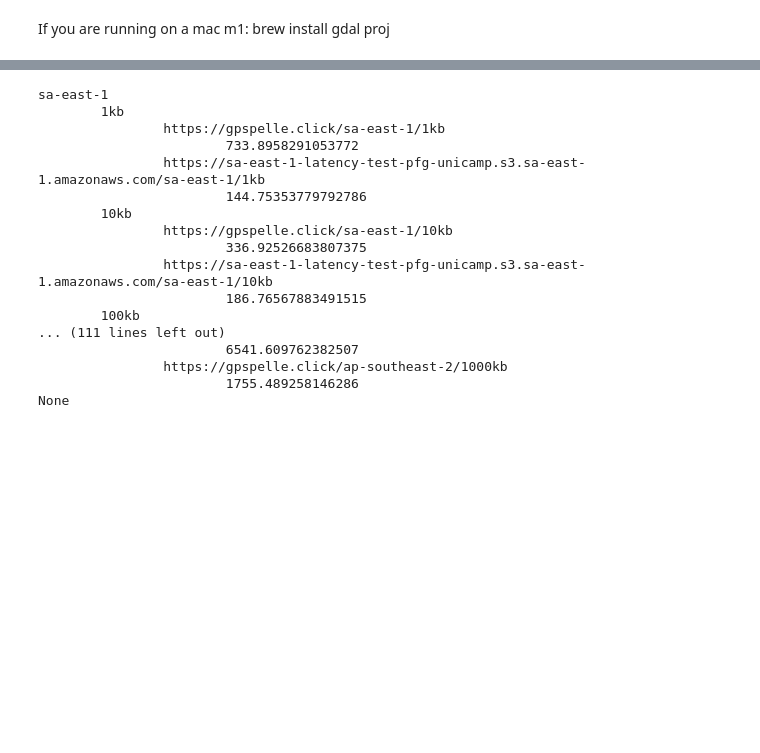
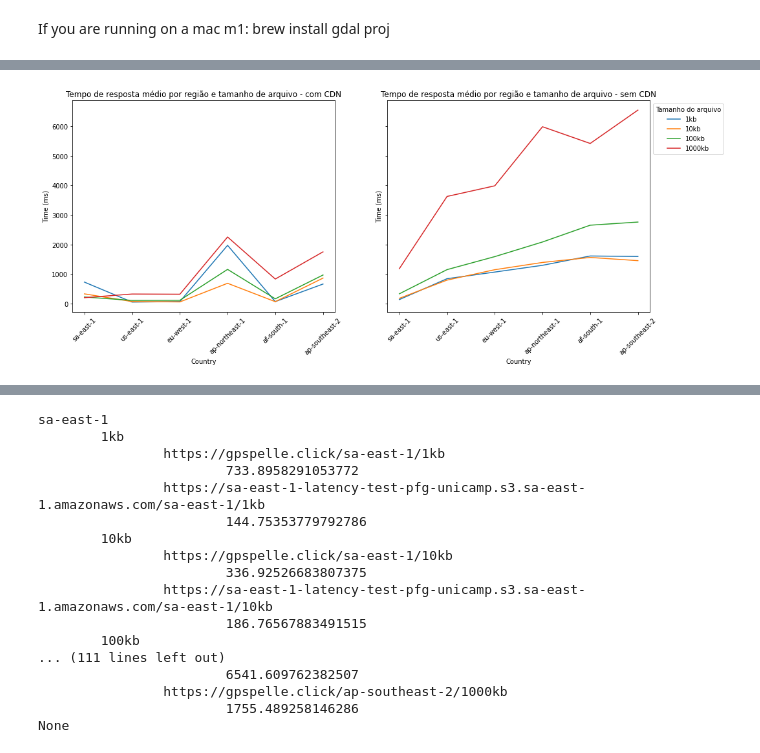
Before and after one commit to gpspelle/cdk-s3-cdn-experiment, a Jupyter notebook: utils/data_preproc.ipynb, the cells around one changed output, grey strips where cells are left out. Cells and saved outputs as stored; diff of their text form; code cells hidden in the pictures; blank space fills up the shorter version.

```diff
--- a/utils/data_preproc.ipynb
+++ b/utils/data_preproc.ipynb
@@ -58,14 +58,17 @@ from mpl_toolkits.axes_grid1 import make_axes_locatable
 AWS_regions = {
     'sa-east-1': 'Brazil',
     'us-east-1': 'United States of America',
+    'eu-west-1': 'Ireland',
+    'ap-northeast-1': 'Japan',
     'af-south-1': 'South Africa',
-    'ap-northeast-1': 'Japan',
-    'eu-west-1': 'Ireland',
     'ap-southeast-2': 'Australia'
 }
 
 file_sizes = ["1kb", "10kb", "100kb", "1000kb"]
 custom_domain = "https://gpspelle.click"
+
+def s3_domain(region, file_size):
+    return 'https://' + region + '-latency-test-pfg-unicamp.s3.' + region + '.amazonaws.com/' + region + '/' + file_size
 # %%
 # Helper function to get the .csv files generated by the fetch command
 def find_csv_filenames(path_to_dir, suffix=".csv"):
@@ -143,0 +111,36 @@ for AWS_region in AWS_regions:
+# %%
+import matplotlib.pyplot as plt
+
+def do_plot(time=time, metric='mean', acquisition_types=acquisition_types, file_sizes=file_sizes):
+    fig, ax = plt.subplots(nrows=1, ncols=2, figsize=(16, 6), sharey='row')
+    for row, acqui in zip(ax, acquisition_types):
+        acqui_text = None
+        if acqui == 'cdn':
+            acqui_text = 'com CDN'
+        elif acqui == 'not_cdn':
+            acqui_text = 'sem CDN'
+
+        for col in [row]:
+            metric_text = None
+            if metric == 'max':
+                metric_text = 'máximo'
+            elif metric == 'min':
+                metric_text = 'mínimo'
+            elif metric == 'mean':
+                metric_text = 'médio'
+
+            for file_size in file_sizes:
+                col.plot(time[acqui][metric][file_size], label=file_size)
+
+
+            col.title.set_text('Tempo de resposta ' + metric_text + ' por região e tamanho de arquivo - ' + acqui_text)
+
+            if acqui == 'not_cdn':
+                col.legend(title='Tamanho do arquivo', loc='upper left', bbox_to_anchor=(1,1))
+            col.set_xlabel('Country')
+            col.set_ylabel('Time (ms)')
+            col.set_xticks([i for i in range(len(AWS_regions))], AWS_regions, rotation=45)
+# %%
+do_plot(metric='mean')
+# %% [output]
+[figure, added]
```
Also changed, not shown: parts of 7 cells of this notebook.
